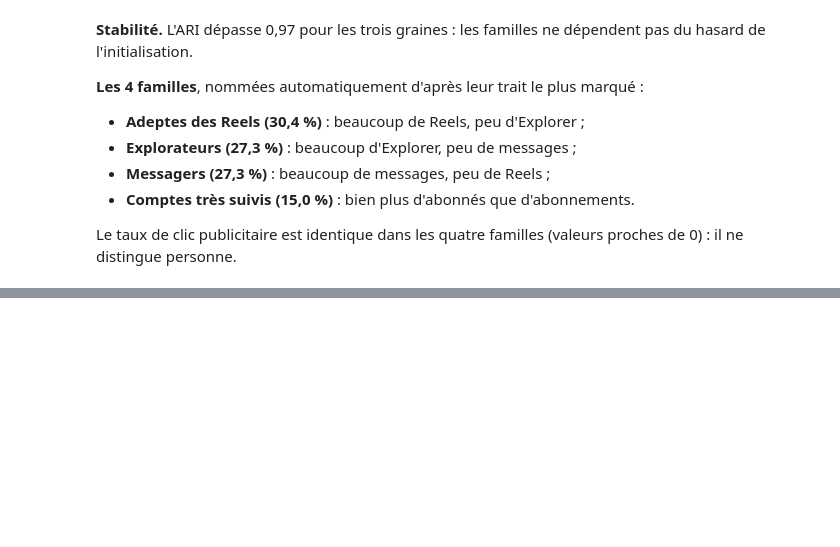
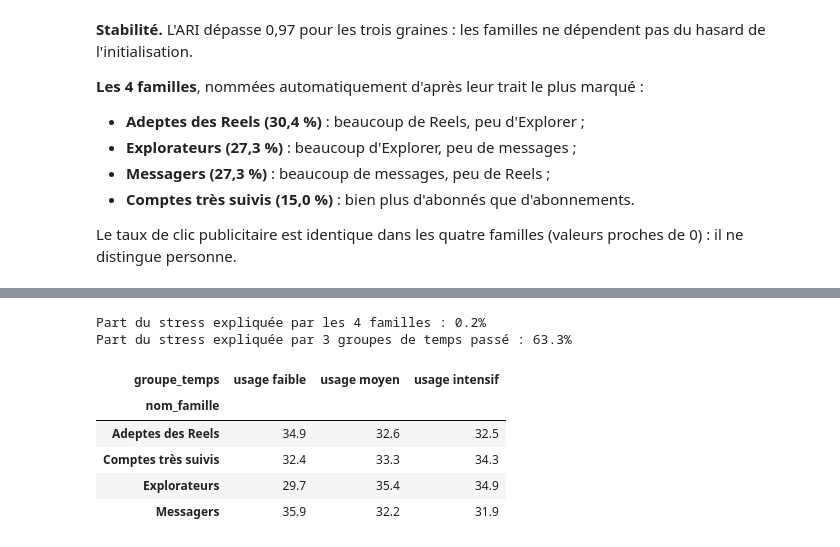
Before and after one commit to Sarah-1099/insta_innov, a Jupyter notebook: segmentation_emmanuelle.ipynb, the cells around one changed output, grey strips where cells are left out. Cells and saved outputs as stored; diff of their text form; code cells hidden in the pictures; blank space fills up the shorter version.

```diff
--- a/segmentation_emmanuelle.ipynb
+++ b/segmentation_emmanuelle.ipynb
@@ -388,0 +425,19 @@ Le taux de clic publicitaire est identique dans les quatre familles (valeurs pro
+# %%
+df["groupe_temps"] = pd.qcut(df["daily_active_minutes_instagram"], 3, labels=["usage faible", "usage moyen", "usage intensif"])
+
+stress = df["perceived_stress_score"]
+r2_familles = r2_score(stress, df.groupby("nom_famille")["perceived_stress_score"].transform("mean"))
+r2_temps = r2_score(stress, df.groupby("groupe_temps", observed=True)["perceived_stress_score"].transform("mean"))
+print(f"Part du stress expliquée par les 4 familles : {r2_familles:.1%}")
+print(f"Part du stress expliquée par 3 groupes de temps passé : {r2_temps:.1%}")
+
+pd.crosstab(df["nom_famille"], df["groupe_temps"], normalize="index").round(3) * 100
+# %% [output]
+Part du stress expliquée par les 4 familles : 0.2%
+Part du stress expliquée par 3 groupes de temps passé : 63.3%
+| groupe_temps | usage faible | usage moyen | usage intensif |
+| nom_famille |  |  |  |
+| Adeptes des Reels | 34.9 | 32.6 | 32.5 |
+| Comptes très suivis | 32.4 | 33.3 | 34.3 |
+| Explorateurs | 29.7 | 35.4 | 34.9 |
+| Messagers | 35.9 | 32.2 | 31.9 |
```
Also changed, not shown: parts of 13 cells of this notebook.
